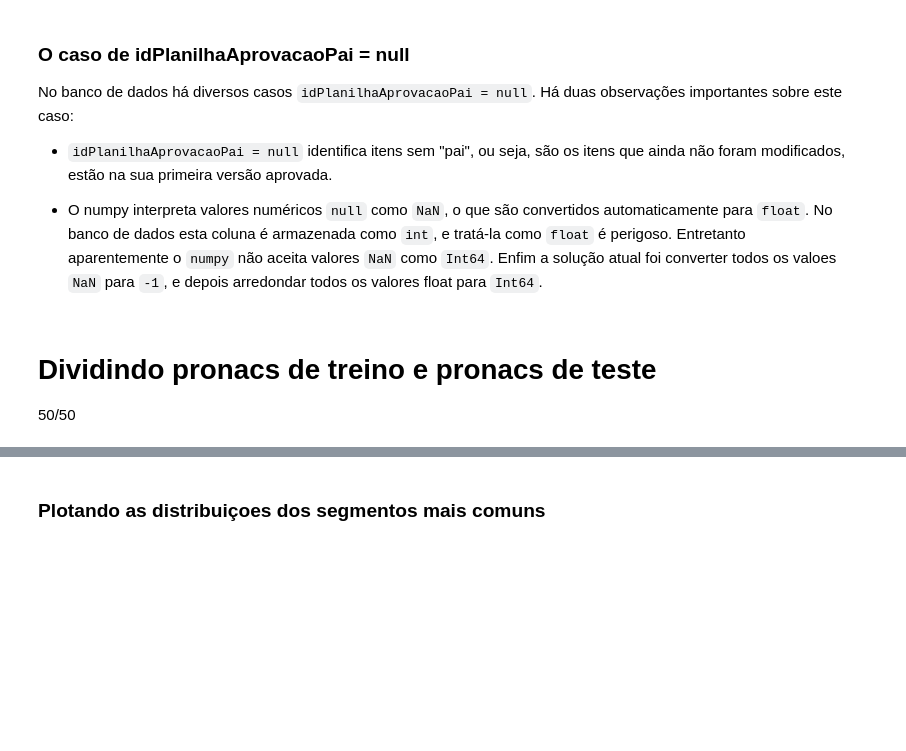
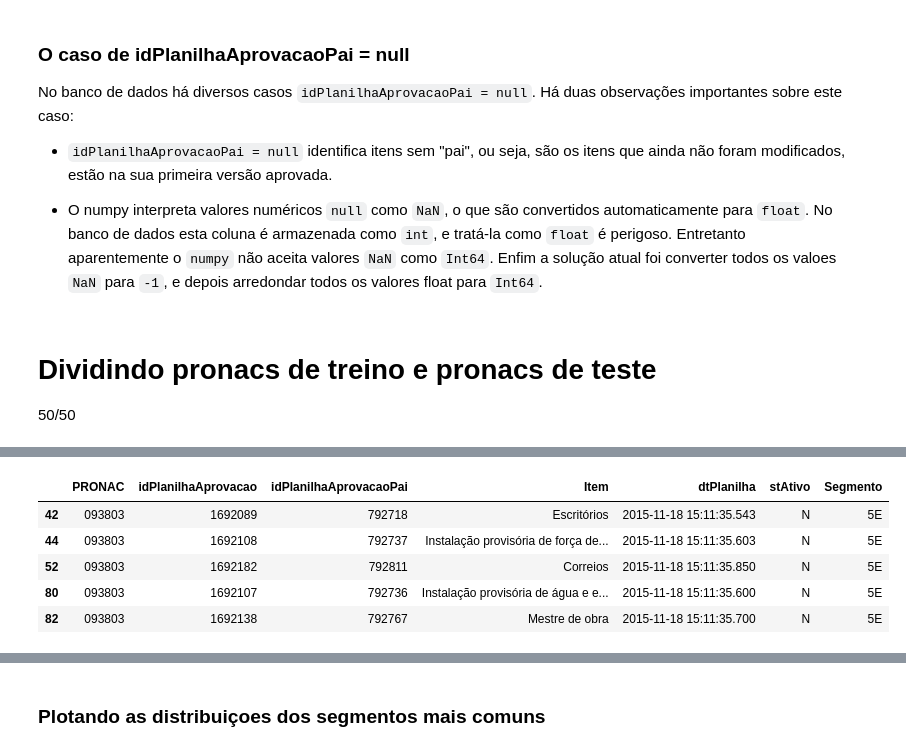
Before and after one commit to lappis-unb/salic-ml, a Jupyter notebook: notebooks/doing/feature_spreadsheet.ipynb, the cells around one changed output, grey strips where cells are left out. Drawn from its saved outputs; the diff is of its cells as text; code cells hidden in the pictures; blank space fills up the shorter version.

```diff
--- a/notebooks/doing/feature_spreadsheet.ipynb
+++ b/notebooks/doing/feature_spreadsheet.ipynb
@@ -112,3 +206,12 @@ pronacs_test = [1012471  110277  104458  103228   93392   91102   95259  101120
+# %%
+dt_train[dt_train.stAtivo == 'N'].head()
+# %% [output]
+|  | PRONAC | idPlanilhaAprovacao | idPlanilhaAprovacaoPai | Item | dtPlanilha | stAtivo | Segmento |
+| 42 | 093803 | 1692089 | 792718 | Escritórios | 2015-11-18 15:11:35.543 | N | 5E |
+| 44 | 093803 | 1692108 | 792737 | Instalação provisória de força de... | 2015-11-18 15:11:35.603 | N | 5E |
+| 52 | 093803 | 1692182 | 792811 | Correios | 2015-11-18 15:11:35.850 | N | 5E |
+| 80 | 093803 | 1692107 | 792736 | Instalação provisória de água e e... | 2015-11-18 15:11:35.600 | N | 5E |
+| 82 | 093803 | 1692138 | 792767 | Mestre de obra | 2015-11-18 15:11:35.700 | N | 5E |
 # %%
 segment_projects = dt_train[['PRONAC', 'idSegmento', 'idComprovantePagamento']].groupby(['idSegmento', 'PRONAC']).nunique()
 segment_projects.drop(columns=['PRONAC', 'idSegmento'], inplace=True)
```
Also changed, not shown: parts of 19 cells of this notebook.
